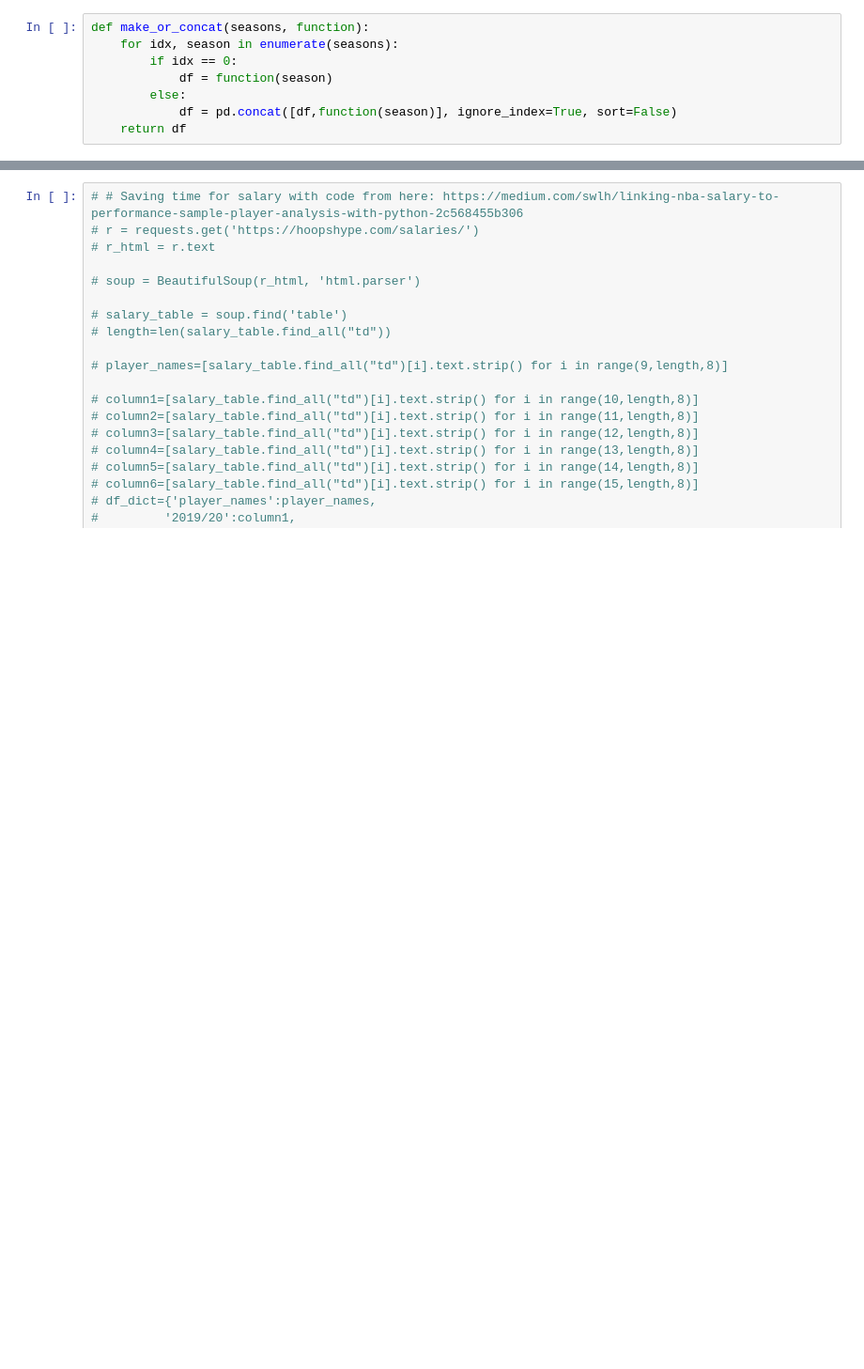
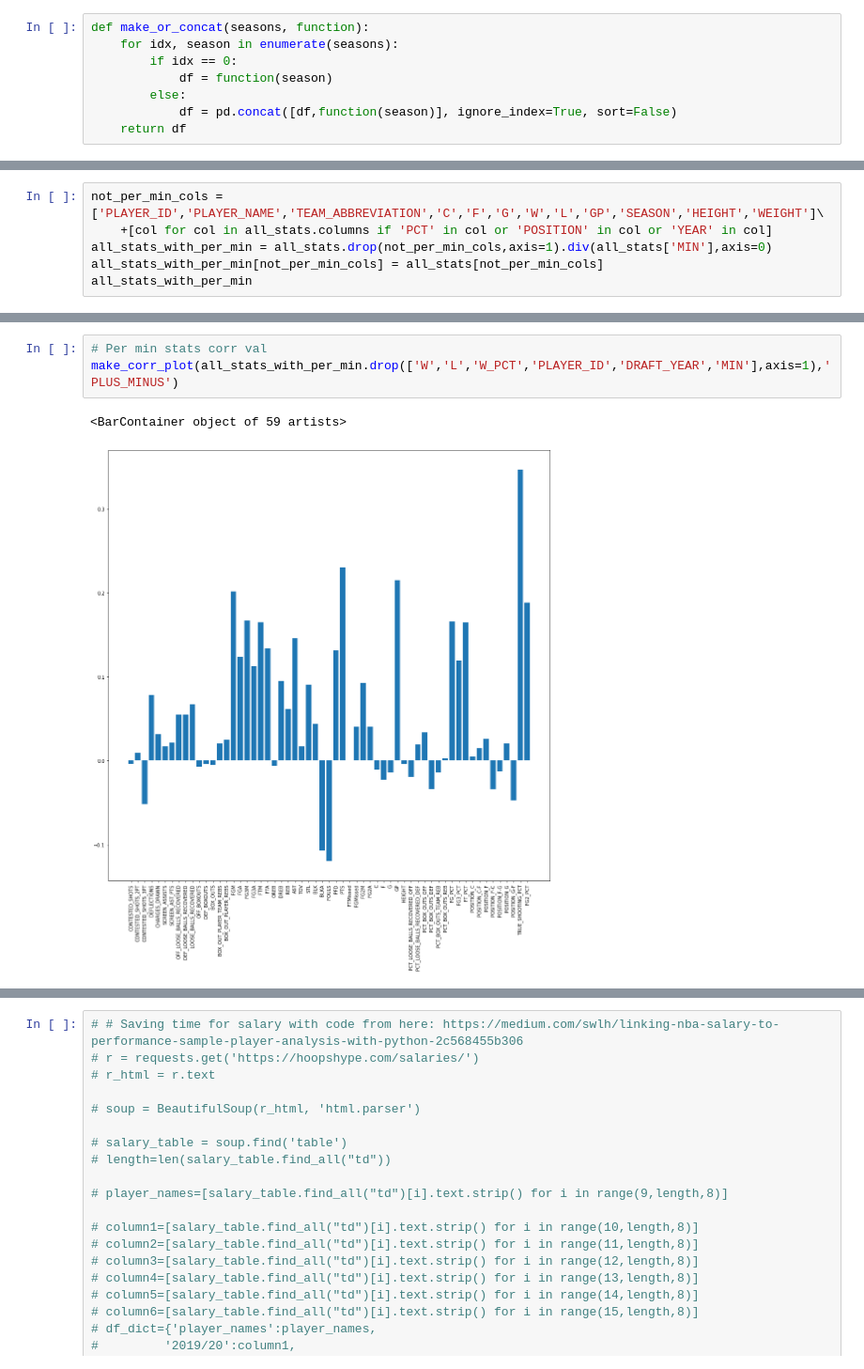
Before and after one commit to ImWesAdams/NBAPredictionsAndData, a Jupyter notebook: Analyzing and Regressing NBA Box Plus Minus.ipynb, the cells around one changed output, grey strips where cells are left out. Shown at 94% size. Drawn from its saved outputs; the diff is of its cells as text; blank space fills up the shorter version.

```diff
--- a/Analyzing and Regressing NBA Box Plus Minus.ipynb
+++ b/Analyzing and Regressing NBA Box Plus Minus.ipynb
@@ -132,0 +140,6 @@ player_general
+# %%
+not_per_min_cols = ['PLAYER_ID','PLAYER_NAME','TEAM_ABBREVIATION','C','F','G','W','L','GP','SEASON','HEIGHT','WEIGHT']\
+    +[col for col in all_stats.columns if 'PCT' in col or 'POSITION' in col or 'YEAR' in col]
+all_stats_with_per_min = all_stats.drop(not_per_min_cols,axis=1).div(all_stats['MIN'],axis=0)
+all_stats_with_per_min[not_per_min_cols] = all_stats[not_per_min_cols]
+all_stats_with_per_min
@@ -136,0 +174,6 @@ corr_df[corr_df.index.isin(keep_index)]
+# %%
+# Per min stats corr val
+make_corr_plot(all_stats_with_per_min.drop(['W','L','W_PCT','PLAYER_ID','DRAFT_YEAR','MIN'],axis=1),'PLUS_MINUS')
+# %% [output]
+<BarContainer object of 59 artists>
+[figure, added]
```
Also changed, not shown: parts of 31 cells of this notebook.
